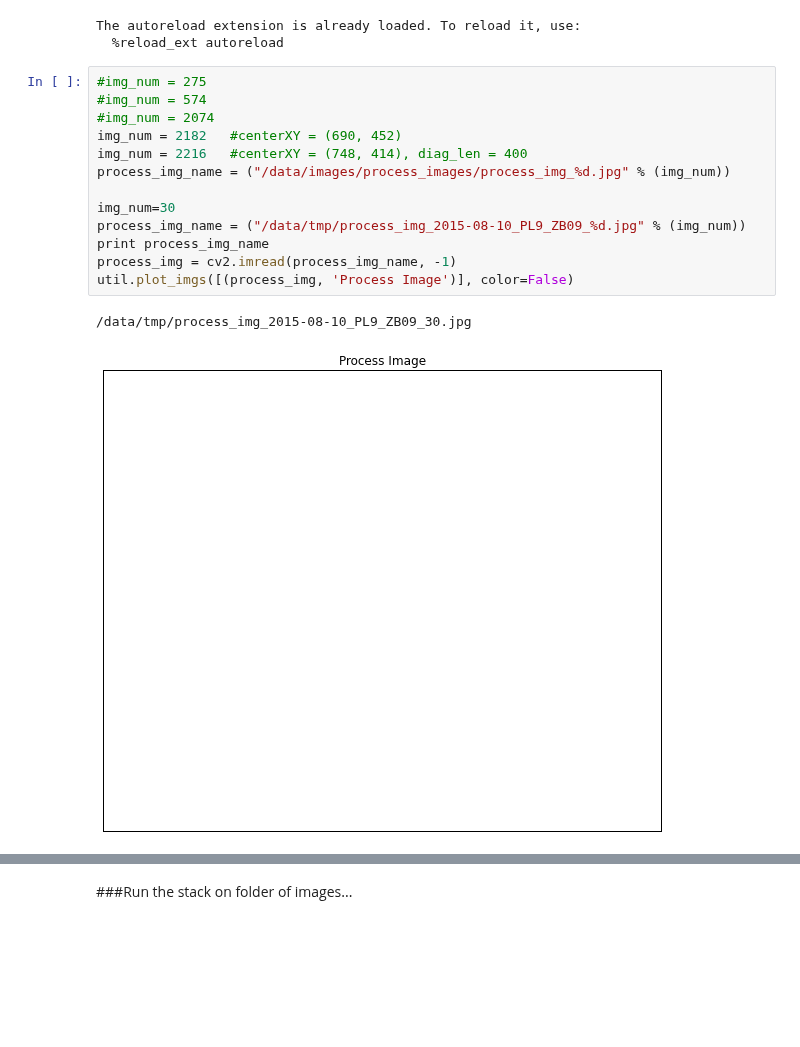
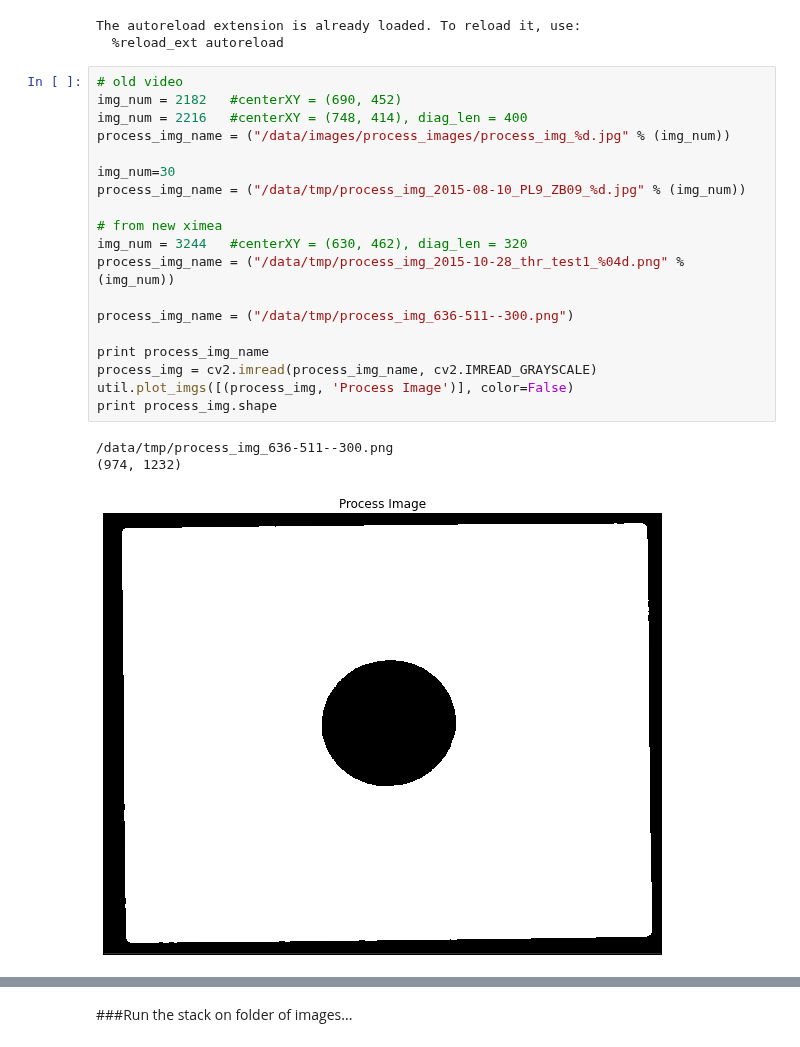
Before and after one commit to Aniruddh1/ipython-opencv-notebooks, a Jupyter notebook: notebooks/ContactFront_MR_EdgeCircles.ipynb, the cells around one changed output, grey strips where cells are left out. Drawn from its saved outputs; the diff is of its cells as text; blank space fills up the shorter version.

```diff
--- a/notebooks/ContactFront_MR_EdgeCircles.ipynb
+++ b/notebooks/ContactFront_MR_EdgeCircles.ipynb
@@ -17,18 +17,25 @@ import ip_routines as ip
 The autoreload extension is already loaded. To reload it, use:
   %reload_ext autoreload
 # %%
-#img_num = 275
-#img_num = 574
-#img_num = 2074
+# old video
 img_num = 2182   #centerXY = (690, 452)
 img_num = 2216   #centerXY = (748, 414), diag_len = 400
 process_img_name = ("/data/images/process_images/process_img_%d.jpg" % (img_num))
 
 img_num=30
 process_img_name = ("/data/tmp/process_img_2015-08-10_PL9_ZB09_%d.jpg" % (img_num))
+
+# from new ximea
+img_num = 3244   #centerXY = (630, 462), diag_len = 320
+process_img_name = ("/data/tmp/process_img_2015-10-28_thr_test1_%04d.png" % (img_num))
+
+process_img_name = ("/data/tmp/process_img_636-511--300.png")
+
 print process_img_name
-process_img = cv2.imread(process_img_name, -1)
+process_img = cv2.imread(process_img_name, cv2.IMREAD_GRAYSCALE)
 util.plot_imgs([(process_img, 'Process Image')], color=False)
+print process_img.shape
 # %% [output]
-/data/tmp/process_img_2015-08-10_PL9_ZB09_30.jpg
+/data/tmp/process_img_636-511--300.png
+(974, 1232)
-[figure, old version]
+[figure, new version]
```
Also changed, not shown: parts of 4 cells of this notebook, 1 other file.
